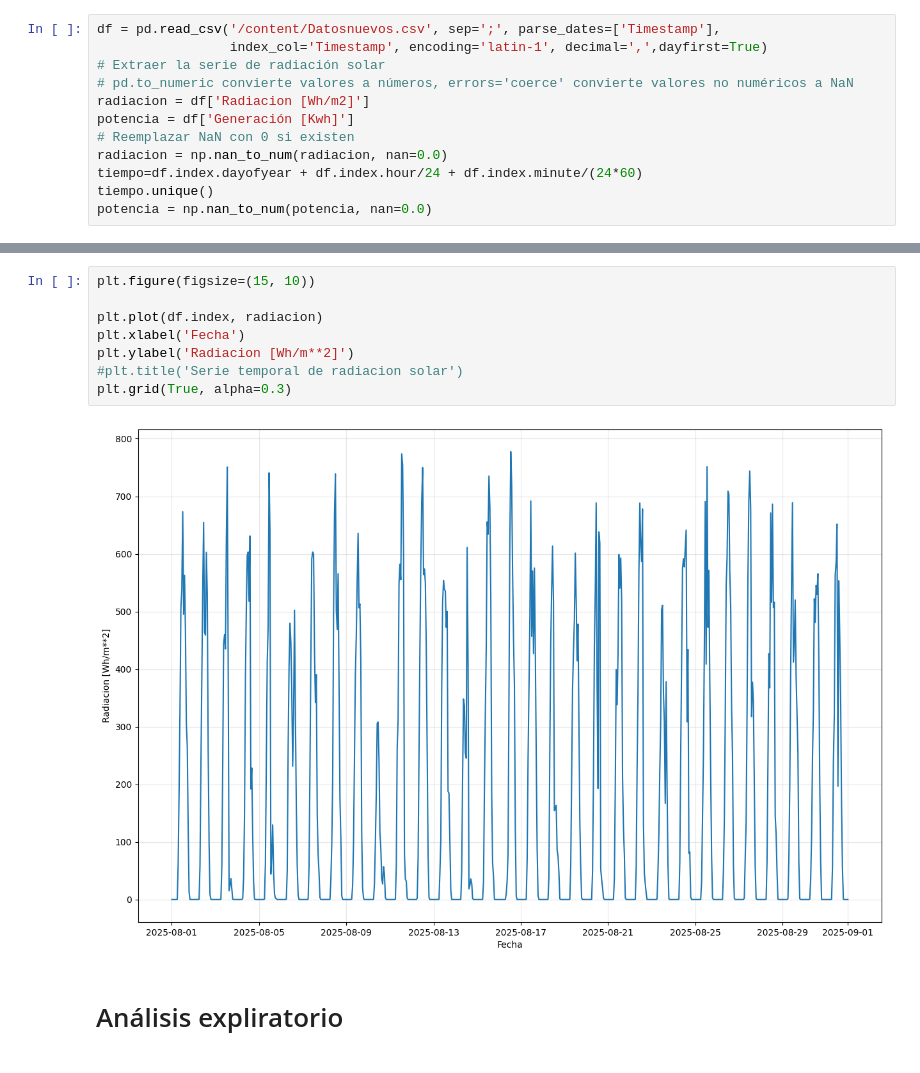
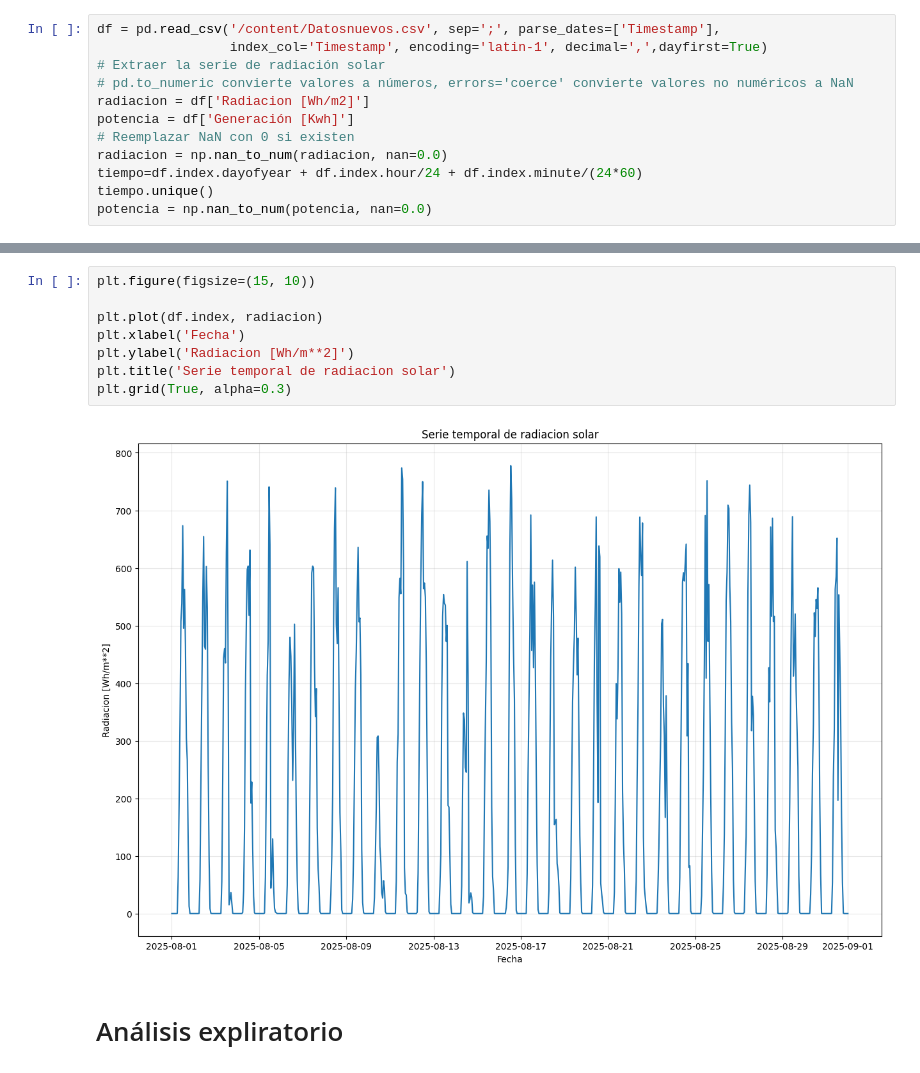
Before and after one commit to Deygoms/TimeSeries-GenerationSolar, a Jupyter notebook: TrabajoF_seriesT.ipynb, the cells around one changed output, grey strips where cells are left out. Saved outputs shown, nothing was run; the diff lists cells and outputs as text.

```diff
--- a/TrabajoF_seriesT.ipynb
+++ b/TrabajoF_seriesT.ipynb
@@ -51,13 +47,13 @@ Total de muestras: 745
 # %%
 plt.figure(figsize=(15, 10))
 
 plt.plot(df.index, radiacion)
 plt.xlabel('Fecha')
 plt.ylabel('Radiacion [Wh/m**2]')
-#plt.title('Serie temporal de radiacion solar')
+plt.title('Serie temporal de radiacion solar')
 plt.grid(True, alpha=0.3)
 # %% [output]
-[figure, old version]
+[figure, new version]
 # %% [markdown]
 # Análisis expliratorio
 # %%
```
Also changed, not shown: parts of 20 cells of this notebook.
